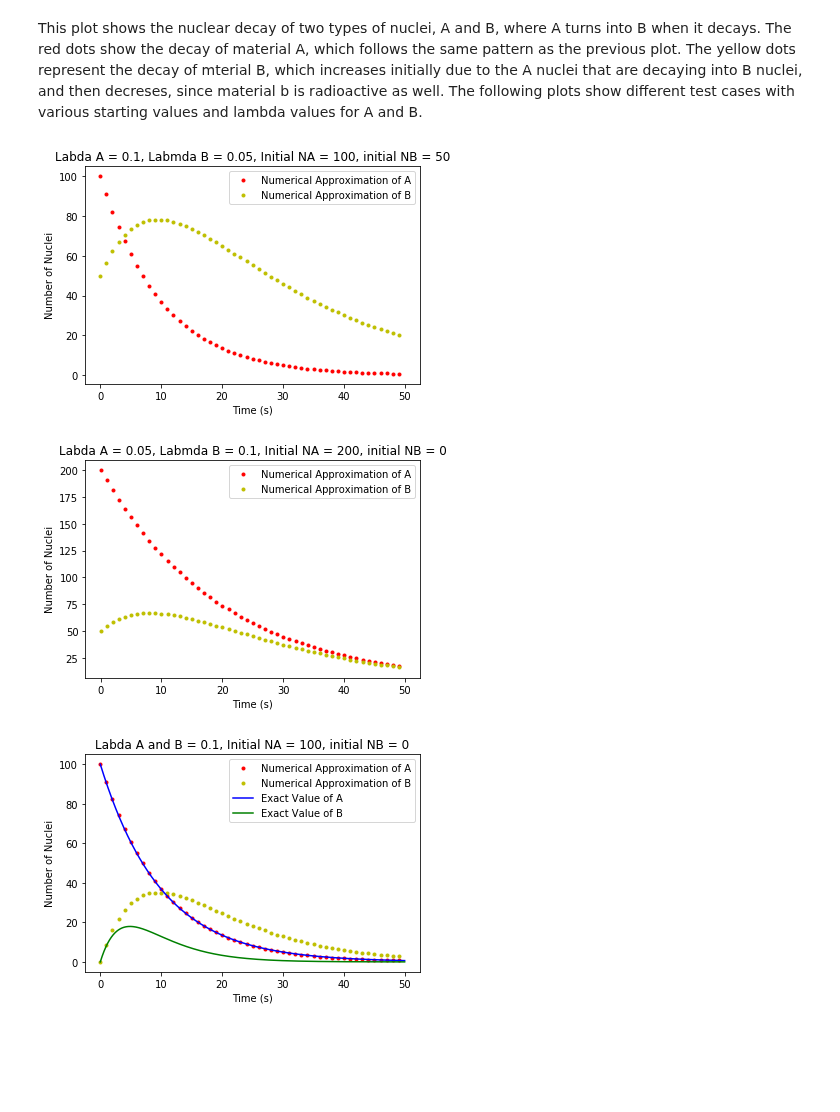
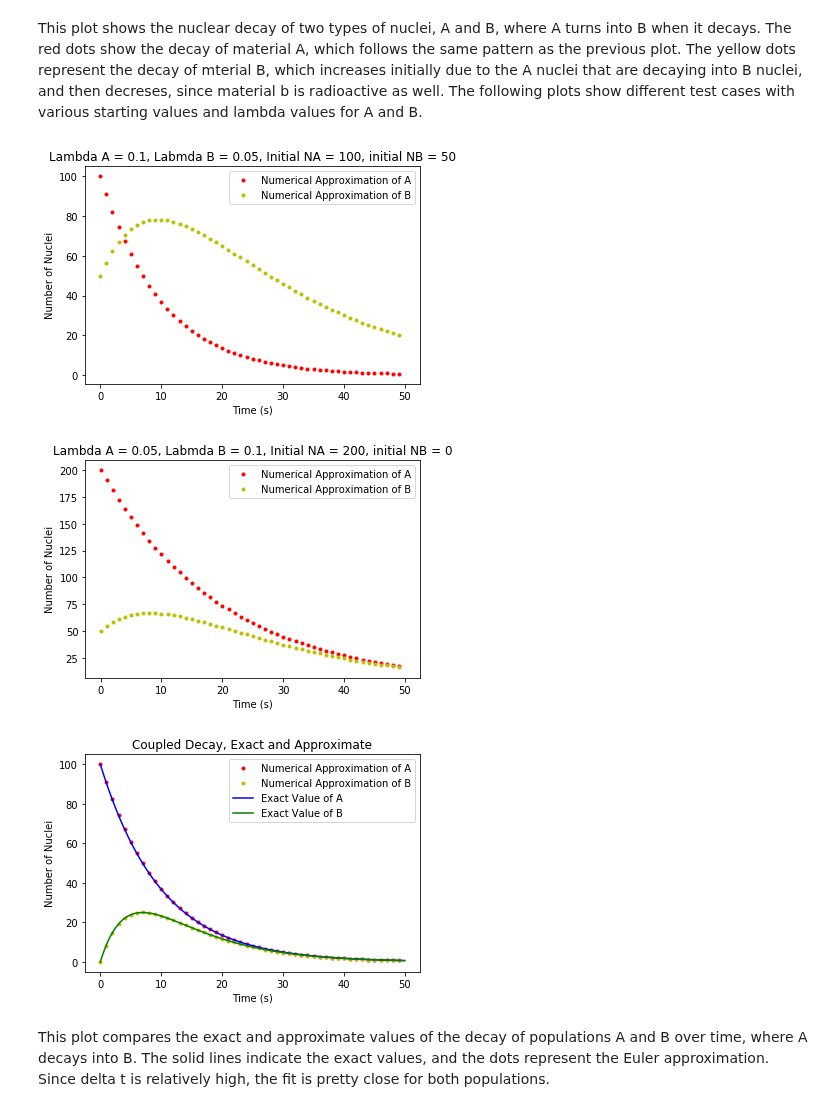
Before and after one commit to aMartin6/Labs, a Jupyter notebook: Lab 3.ipynb, the cells around one changed output. Drawn from its saved outputs; the diff is of its cells as text; code cells hidden in the pictures; blank space fills up the shorter version.

```diff
--- a/Lab 3.ipynb
+++ b/Lab 3.ipynb
@@ -88,25 +88,25 @@ populationA = populationNumerical(100,0.1,time)
 populationB = coupled(populationA, 50, 0.1, 0.05, time)
 plot(time,populationA,"r.",markevery = 20, label = "Numerical Approximation of A")
 plot(time,populationB,"y.",markevery = 20, label = "Numerical Approximation of B")
-title("Labda A = 0.1, Labmda B = 0.05, Initial NA = 100, initial NB = 50")
+title("Lambda A = 0.1, Labmda B = 0.05, Initial NA = 100, initial NB = 50")
 xlabel("Time (s)")
 ylabel("Number of Nuclei")
 legend(loc = "best")
 show()
 # %% [output]
-[figure, old version]
+[figure, new version]
 # %%
 populationA = populationNumerical(200,0.05,time)
 populationB = coupled(populationA, 50, 0.05, 0.1, time)
 plot(time,populationA,"r.",markevery = 20, label = "Numerical Approximation of A")
 plot(time,populationB,"y.",markevery = 20, label = "Numerical Approximation of B")
-title("Labda A = 0.05, Labmda B = 0.1, Initial NA = 200, initial NB = 0")
+title("Lambda A = 0.05, Labmda B = 0.1, Initial NA = 200, initial NB = 0")
 xlabel("Time (s)")
 ylabel("Number of Nuclei")
 legend(loc = "best")
 show()
 # %% [output]
-[figure, old version]
+[figure, new version]
 # %%
 # This defines a function of the exact NB values for the decay of population B.
 from numpy import exp
@@ -123,19 +123,21 @@ def coupledExact(NAi, NBi, rA, rB, time):
 # %%
 # This calucaltes both the approximate and exact number of nuclei for populations A and B
 populationAApprox = populationNumerical(100,0.1,time)
-populationBApprox = coupled(populationAApprox, 0, 0.1, 0.11, time)
+populationBApprox = coupled(populationAApprox, 0, 0.1, 0.2, time)
 populationAExact = populationExact(100,0.1,time)
-populationBExact = coupledExact(populationAExact, 0, 0.1, 0.11, time)
+populationBExact = coupledExact(100, 0, 0.1, 0.2, time)
 
 # This plots all four plots on the same graph
 plot(time,populationAApprox,"r.",markevery = 20, label = "Numerical Approximation of A")
 plot(time,populationBApprox,"y.",markevery = 20, label = "Numerical Approximation of B")
 plot(time,populationAExact,"b", label = "Exact Value of A")
 plot(time,populationBExact,"g", label = "Exact Value of B")
-title("Labda A and B = 0.1, Initial NA = 100, initial NB = 0")
+title("Coupled Decay, Exact and Approximate")
 xlabel("Time (s)")
 ylabel("Number of Nuclei")
 legend(loc = "best")
 show()
 # %% [output]
-[figure, old version]
+[figure, new version]
+# %% [markdown]
+This plot compares the exact and approximate values of the decay of populations A and B over time, where A decays into B. The solid lines indicate the exact values, and the dots represent the Euler approximation. Since delta t is relatively high, the fit is pretty close for both populations.
```
Also changed, not shown: parts of 2 cells of this notebook.
